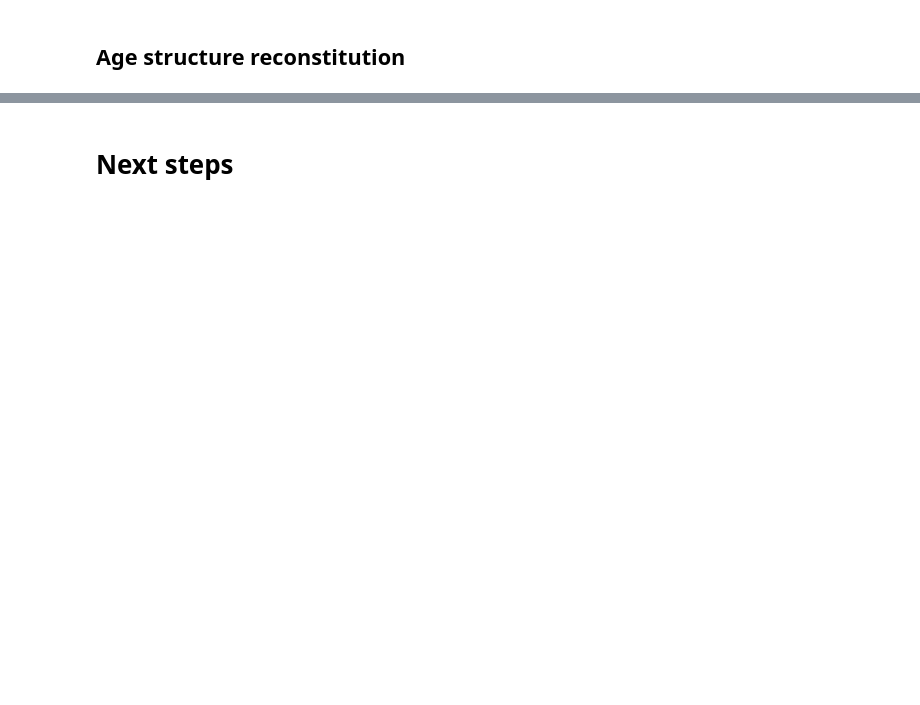
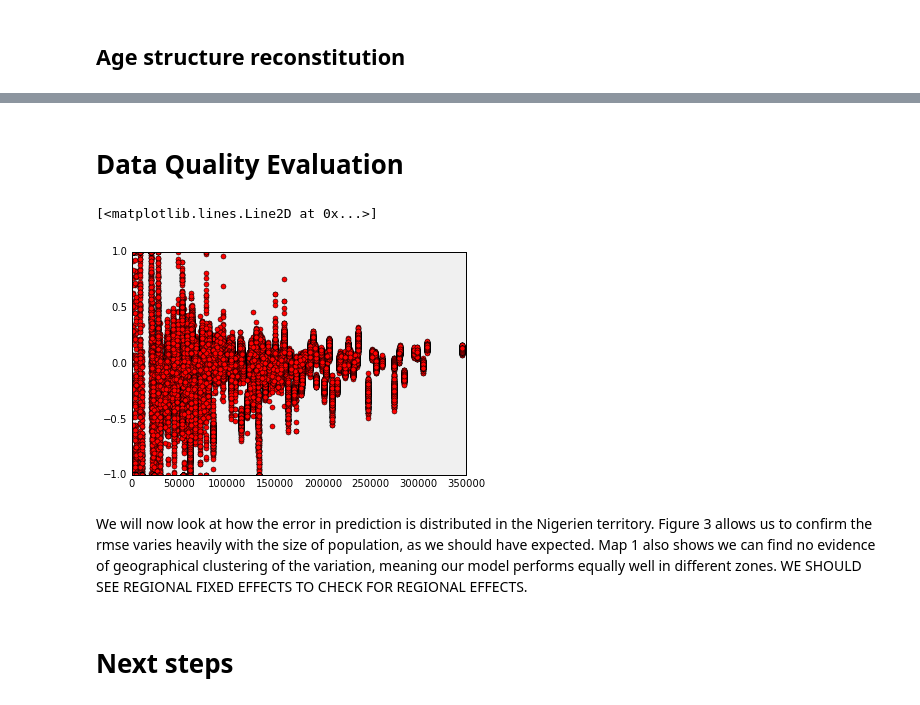
Before and after one commit to grlurton/niger_election, a Jupyter notebook: notebooks/reports/Voters List and Population in Niger.ipynb, the cells around one changed output, grey strips where cells are left out. Saved outputs shown, nothing was run; the diff lists cells and outputs as text; code cells hidden in the pictures; blank space fills up the shorter version.

Commit message:
moving quality check at the end

```diff
--- a/notebooks/reports/Voters List and Population in Niger.ipynb
+++ b/notebooks/reports/Voters List and Population in Niger.ipynb
@@ -295,0 +312,17 @@ if plotting == True :
+# %% [markdown]
+# Data Quality Evaluation
+# %%
+def rmse(data):
+    return (data.population_census - data.prediction )/ data.population_census
+
+model_data['rmse'] = rmse(model_data)
+
+model_data.rmse[model_data.rmse > 1] = 1
+model_data.rmse[model_data.rmse < -1] = -1
+data_map = hv.Dataset(model_data)
+
+p = plt.figure()
+plt.plot(model_data.population_census , model_data.rmse , 'ro', ms=5 )
+# %% [output]
+[<matplotlib.lines.Line2D at 0x...>]
+[figure, added]
@@ -296,2 +334,4 @@ if plotting == True :
+# %% [markdown]
+We will now look at how the error in prediction is distributed in the Nigerien territory. Figure 3 allows us to confirm the rmse varies heavily with the size of population, as we should have expected. Map 1 also shows we can find no evidence of geographical clustering of the variation, meaning our model performs equally well in different zones. WE SHOULD SEE REGIONAL FIXED EFFECTS TO CHECK FOR REGIONAL EFFECTS.
 # %% [markdown]
 # Next steps
```
Also changed, not shown: parts of 18 cells of this notebook.
